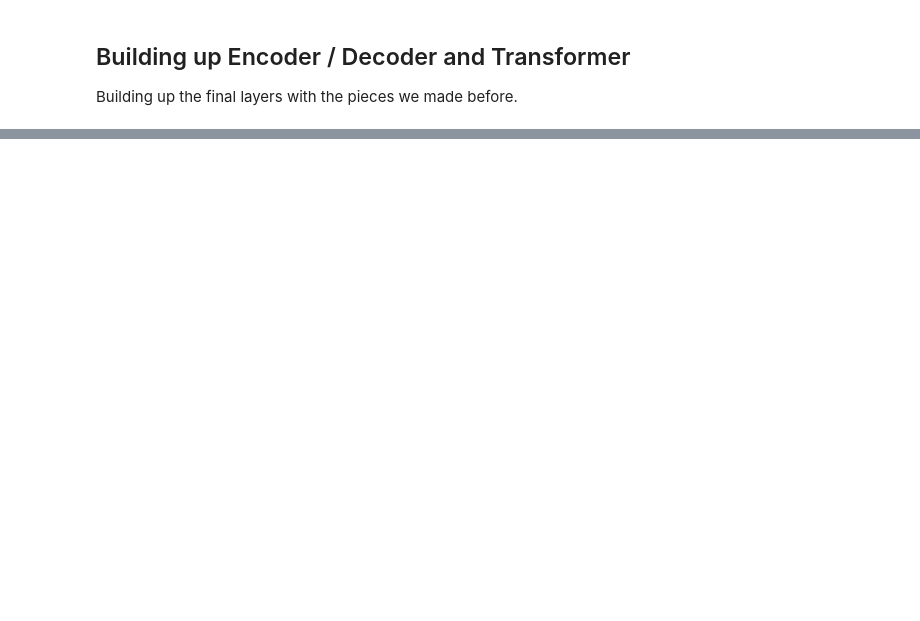
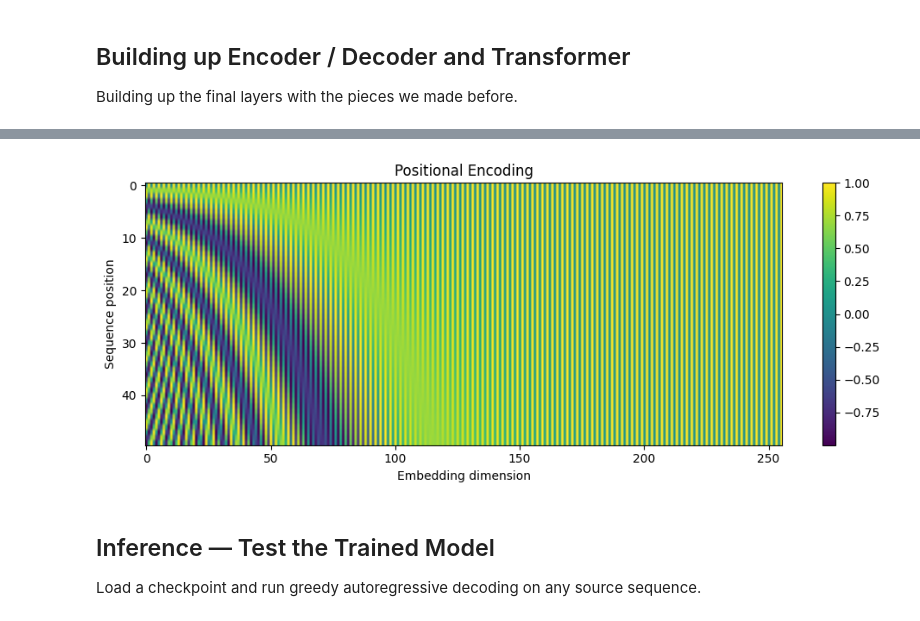
Before and after one commit to JaredE-D/TransformerBuild, a Jupyter notebook: Transformer.ipynb, the cells around one changed output, grey strips where cells are left out. Drawn from its saved outputs; the diff is of its cells as text; code cells hidden in the pictures; blank space fills up the shorter version.

```diff
--- a/Transformer.ipynb
+++ b/Transformer.ipynb
@@ -15,0 +22,2 @@ import matplotlib.pyplot as plt
+# %%
+CHECKPOINT_DIR = './checkpoints'
@@ -16,3 +53,14 @@ import matplotlib.pyplot as plt
+# %%
+# ── En→De translation with tiktoken, Multi30k ────────────────────────────────
+cfg_translation = {
+    'pad_idx': PAD_IDX, 'bos_idx': BOS_IDX, 'eos_idx': EOS_IDX,
+    'vocab_size': VOCAB_SIZE, 'max_seq_len': 64,
+    'd_model': 256,   'h': 8,  'n_layers': 6,  'dropout': 0.2,
+    'batch_size': 32, 'warmup_steps': 4000, 'num_epochs': 100,
+    'checkpoint_dir': CHECKPOINT_DIR + '/translation_layers6_drop0.2',
+}
+
+cfg = cfg_translation  # ← switch back to cfg_quick for test
 # %% [markdown]
 ## Approach and Components
 We will use another tokenizer:
@@ -53,18 +102,18 @@ The sinusoidal encoding itself is also good for extrapolating to lengths outside
 ## Positional Encoding Function
 # %%
 @staticmethod
-def create_positional_encoding(seq_length, d_model, posencode_basefreq=10000):
+def create_positional_encoding(seq_length, d_model, posencode_basefreq=10000, device=None):
     # Create position indices: [seq_length, 1]
-    position = torch.arange(seq_length, dtype=torch.float).unsqueeze(1)
+    position = torch.arange(seq_length, dtype=torch.float, device=device).unsqueeze(1)
 
     # Create dimension indices: [1, d_model//2]
     div_term = torch.exp(
-        torch.arange(0, d_model, 2,dtype=torch.float) *
+        torch.arange(0, d_model, 2, dtype=torch.float, device=device) *
         (-math.log(posencode_basefreq) / d_model)
     )
 
     # Create empty tensor: [seq_length, d_model]
-    pe = torch.zeros(seq_length, d_model)
+    pe = torch.zeros(seq_length, d_model, device=device)
 
     # Compute sin and cos for even and odd dimensions
     pe[:, 0::2] = torch.sin(position * div_term)
@@ -225,0 +504,17 @@ plt.show()
+# %%
+# Visualise the sinusoidal positional encoding
+pe = create_positional_encoding(seq_length=50, d_model=cfg['d_model'])
+plt.figure(figsize=(10, 4))
+plt.imshow(pe[0].numpy(), aspect='auto')
+plt.colorbar()
+plt.xlabel("Embedding dimension")
+plt.ylabel("Sequence position")
+plt.title("Positional Encoding")
+plt.tight_layout()
+plt.show()
+# %% [output]
+[figure, added]
+# %% [markdown]
+## Inference — Test the Trained Model
+
+Load a checkpoint and run greedy autoregressive decoding on any source sequence.
```
Also changed, not shown: parts of 30 cells of this notebook, 3 other files.
